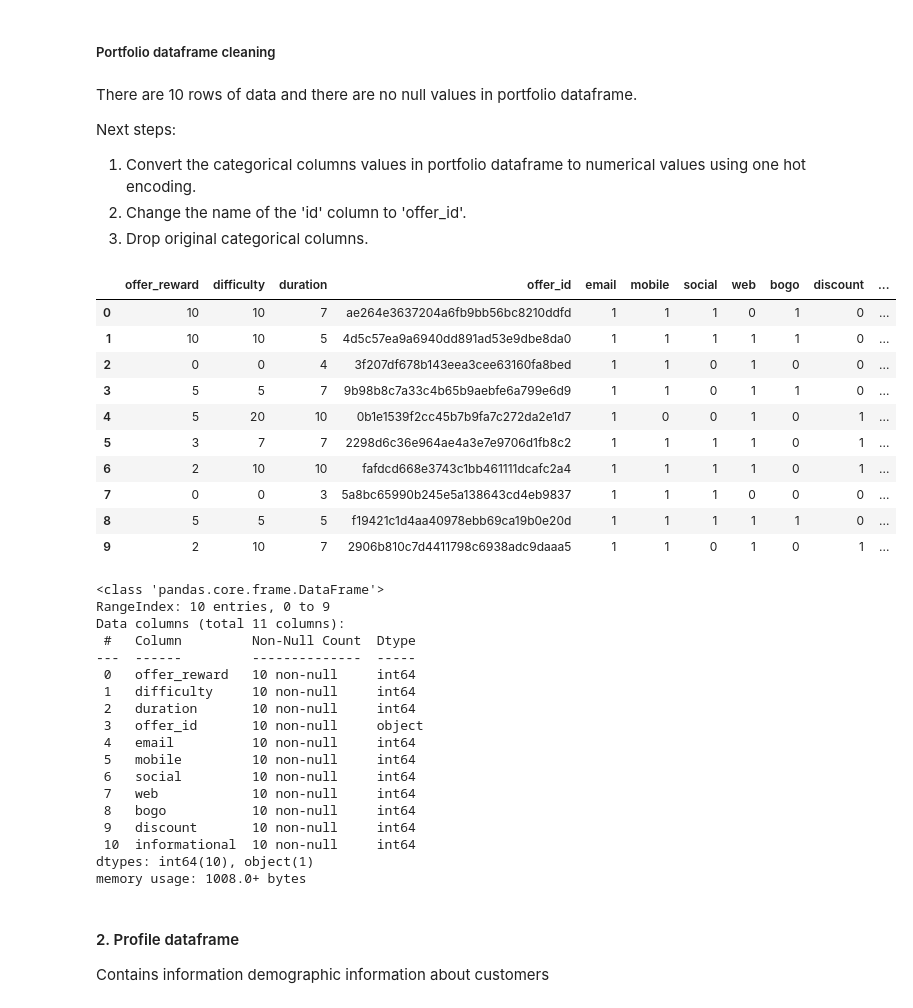
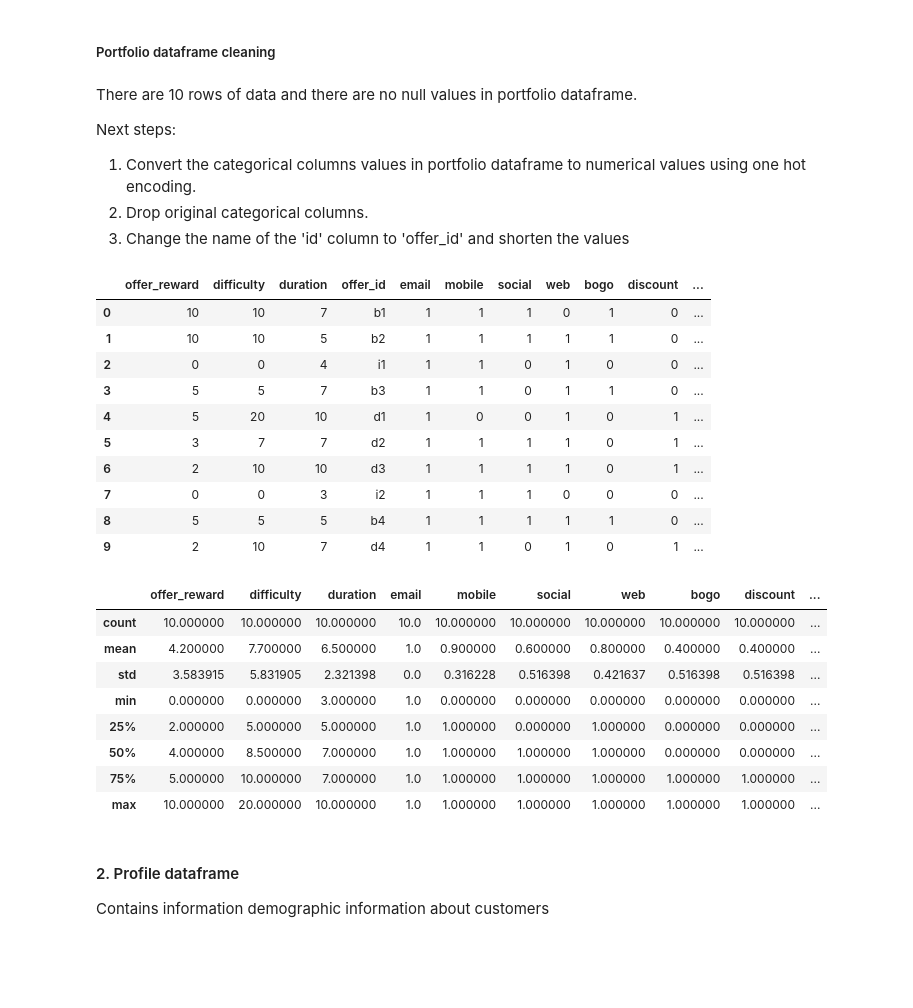
Before and after one commit to edidiongaligbe/Starbucks_Capstone_Project, a Jupyter notebook: Starbucks_Project.ipynb, the cells around one changed output. Cells and saved outputs as stored; diff of their text form; code cells hidden in the pictures; blank space fills up the shorter version.

```diff
--- a/Starbucks_Project.ipynb
+++ b/Starbucks_Project.ipynb
@@ -98,51 +123,55 @@ There are 10 rows of data and there are no null values in portfolio dataframe.
 
 Next steps:
 1. Convert the categorical columns values in portfolio dataframe to numerical values using one hot encoding.
-2. Change the name of the 'id' column to 'offer_id'.
-3. Drop original categorical columns.
+2. Drop original categorical columns.
+3. Change the name of the 'id' column to 'offer_id' and shorten the values
 # %%
 # One hot encoding
 portfolio = portfolio.join(portfolio.channels.str.join('|').str.get_dummies())
 portfolio = portfolio.join(portfolio.offer_type.str.get_dummies())
 # Change 'id' and 'reward' column name
 portfolio = portfolio.rename(columns = {'id': 'offer_id'})
 portfolio = portfolio.rename(columns = {'reward': 'offer_reward'})
 # Drop original categorical columns
 portfolio.drop(['channels', 'offer_type'],axis=1,inplace=True)
+# Shorten offer_id
+offer_types = {'ae264e3637204a6fb9bb56bc8210ddfd':'b1',
+         '4d5c57ea9a6940dd891ad53e9dbe8da0': 'b2',
+         '3f207df678b143eea3cee63160fa8bed':'i1',
+         '9b98b8c7a33c4b65b9aebfe6a799e6d9':'b3',
+         '0b1e1539f2cc45b7b9fa7c272da2e1d7':'d1',
+         '2298d6c36e964ae4a3e7e9706d1fb8c2':'d2',
+         'fafdcd668e3743c1bb461111dcafc2a4':'d3',
+         '5a8bc65990b245e5a138643cd4eb9837':'i2',
+         'f19421c1d4aa40978ebb69ca19b0e20d':'b4',
+         '2906b810c7d4411798c6938adc9daaa5':'d4'}
+
+portfolio['offer_id'].replace(offer_types, inplace=True)
 portfolio
 # %% [output]
 |  | offer_reward | difficulty | duration | offer_id | email | mobile | social | web | bogo | discount | ... |
-| 0 | 10 | 10 | 7 | ae264e3637204a6fb9bb56bc8210ddfd | 1 | 1 | 1 | 0 | 1 | 0 | ... |
-| 1 | 10 | 10 | 5 | 4d5c57ea9a6940dd891ad53e9dbe8da0 | 1 | 1 | 1 | 1 | 1 | 0 | ... |
-| 2 | 0 | 0 | 4 | 3f207df678b143eea3cee63160fa8bed | 1 | 1 | 0 | 1 | 0 | 0 | ... |
-| 3 | 5 | 5 | 7 | 9b98b8c7a33c4b65b9aebfe6a799e6d9 | 1 | 1 | 0 | 1 | 1 | 0 | ... |
-| 4 | 5 | 20 | 10 | 0b1e1539f2cc45b7b9fa7c272da2e1d7 | 1 | 0 | 0 | 1 | 0 | 1 | ... |
-| 5 | 3 | 7 | 7 | 2298d6c36e964ae4a3e7e9706d1fb8c2 | 1 | 1 | 1 | 1 | 0 | 1 | ... |
-| 6 | 2 | 10 | 10 | fafdcd668e3743c1bb461111dcafc2a4 | 1 | 1 | 1 | 1 | 0 | 1 | ... |
-| 7 | 0 | 0 | 3 | 5a8bc65990b245e5a138643cd4eb9837 | 1 | 1 | 1 | 0 | 0 | 0 | ... |
-| 8 | 5 | 5 | 5 | f19421c1d4aa40978ebb69ca19b0e20d | 1 | 1 | 1 | 1 | 1 | 0 | ... |
-| 9 | 2 | 10 | 7 | 2906b810c7d4411798c6938adc9daaa5 | 1 | 1 | 0 | 1 | 0 | 1 | ... |
+| 0 | 10 | 10 | 7 | b1 | 1 | 1 | 1 | 0 | 1 | 0 | ... |
+| 1 | 10 | 10 | 5 | b2 | 1 | 1 | 1 | 1 | 1 | 0 | ... |
+| 2 | 0 | 0 | 4 | i1 | 1 | 1 | 0 | 1 | 0 | 0 | ... |
+| 3 | 5 | 5 | 7 | b3 | 1 | 1 | 0 | 1 | 1 | 0 | ... |
+| 4 | 5 | 20 | 10 | d1 | 1 | 0 | 0 | 1 | 0 | 1 | ... |
+| 5 | 3 | 7 | 7 | d2 | 1 | 1 | 1 | 1 | 0 | 1 | ... |
+| 6 | 2 | 10 | 10 | d3 | 1 | 1 | 1 | 1 | 0 | 1 | ... |
+| 7 | 0 | 0 | 3 | i2 | 1 | 1 | 1 | 0 | 0 | 0 | ... |
+| 8 | 5 | 5 | 5 | b4 | 1 | 1 | 1 | 1 | 1 | 0 | ... |
+| 9 | 2 | 10 | 7 | d4 | 1 | 1 | 0 | 1 | 0 | 1 | ... |
 # %%
-portfolio.info()
+portfolio.describe()
 # %% [output]
-<class 'pandas.core.frame.DataFrame'>
-RangeIndex: 10 entries, 0 to 9
-Data columns (total 11 columns):
- #   Column         Non-Null Count  Dtype
----  ------         --------------  -----
- 0   offer_reward   10 non-null     int64
- 1   difficulty     10 non-null     int64
- 2   duration       10 non-null     int64
- 3   offer_id       10 non-null     object
- 4   email          10 non-null     int64
- 5   mobile         10 non-null     int64
- 6   social         10 non-null     int64
- 7   web            10 non-null     int64
- 8   bogo           10 non-null     int64
- 9   discount       10 non-null     int64
- 10  informational  10 non-null     int64
-dtypes: int64(10), object(1)
-memory usage: 1008.0+ bytes
+|  | offer_reward | difficulty | duration | email | mobile | social | web | bogo | discount | ... |
+| count | 10.000000 | 10.000000 | 10.000000 | 10.0 | 10.000000 | 10.000000 | 10.000000 | 10.000000 | 10.000000 | ... |
+| mean | 4.200000 | 7.700000 | 6.500000 | 1.0 | 0.900000 | 0.600000 | 0.800000 | 0.400000 | 0.400000 | ... |
+| std | 3.583915 | 5.831905 | 2.321398 | 0.0 | 0.316228 | 0.516398 | 0.421637 | 0.516398 | 0.516398 | ... |
+| min | 0.000000 | 0.000000 | 3.000000 | 1.0 | 0.000000 | 0.000000 | 0.000000 | 0.000000 | 0.000000 | ... |
+| 25% | 2.000000 | 5.000000 | 5.000000 | 1.0 | 1.000000 | 0.000000 | 1.000000 | 0.000000 | 0.000000 | ... |
+| 50% | 4.000000 | 8.500000 | 7.000000 | 1.0 | 1.000000 | 1.000000 | 1.000000 | 0.000000 | 0.000000 | ... |
+| 75% | 5.000000 | 10.000000 | 7.000000 | 1.0 | 1.000000 | 1.000000 | 1.000000 | 1.000000 | 1.000000 | ... |
+| max | 10.000000 | 20.000000 | 10.000000 | 1.0 | 1.000000 | 1.000000 | 1.000000 | 1.000000 | 1.000000 | ... |
 # %% [markdown]
 #### 2. Profile dataframe
 Contains information demographic information about customers
```
Also changed, not shown: parts of 26 cells of this notebook.
